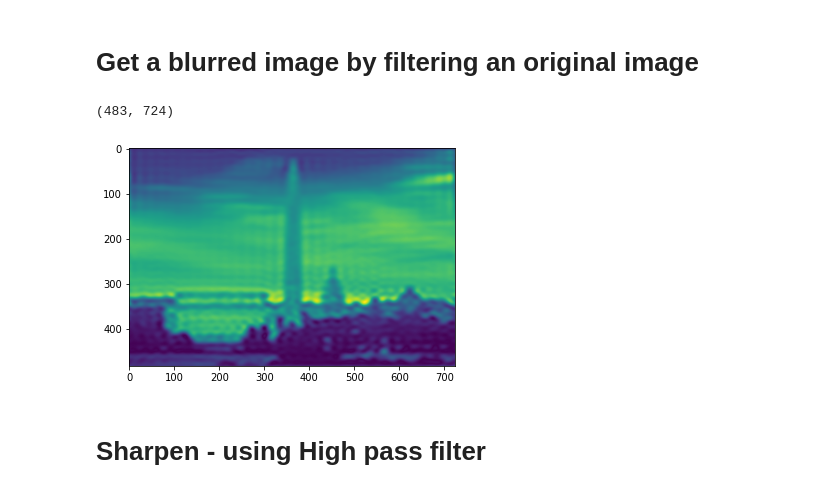
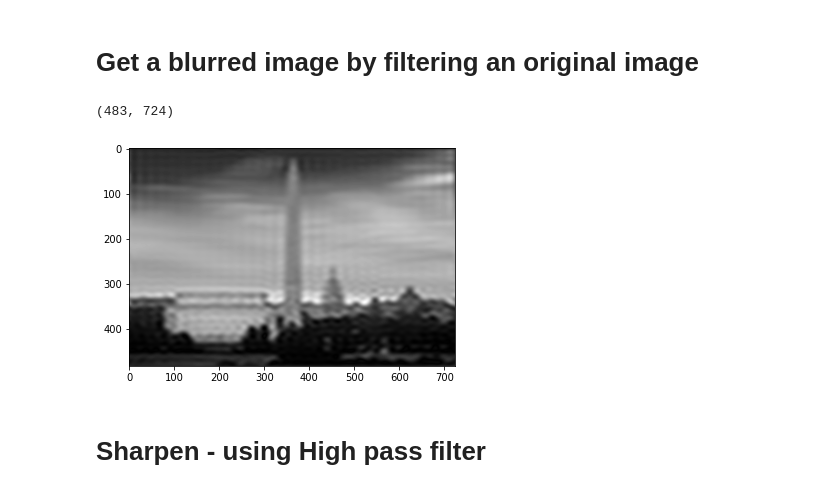
Before and after one commit to twyunting/CSC-676_Computer-Vision, a Jupyter notebook: Exam/code/Mid-termExam_YuntingChiu_CSC476_676.ipynb, the cells around one changed output. Saved outputs shown, nothing was run; the diff lists cells and outputs as text; code cells hidden in the pictures.

```diff
--- a/Exam/code/Mid-termExam_YuntingChiu_CSC476_676.ipynb
+++ b/Exam/code/Mid-termExam_YuntingChiu_CSC476_676.ipynb
@@ -168,28 +173,28 @@ print(img.shape)
 # %%
 # Remove the high frequecies: center == 1
 
 f = np.fft.fft2(img)
 dft_shift = np.fft.fftshift(f)
 
 rows, cols = img.shape
 crows, ccols = round(rows/2), round(cols/2) # centralized
 
 # create a mask first, center square is 1, remaining all zeros
 mask = np.zeros((rows, cols), np.uint8) # np.uint8 = Unsigned integer (0 to 255)
 mask[crows-30:crows+30, ccols-30:ccols+30] = 1
 
 # apply mask and inverse DFT
 fshift = mask*dft_shift
 magnitude_spectrum = 30*np.log(np.abs(fshift))
 f_shift = np.fft.ifftshift(fshift) # The inverse of fftshift
 img_back = np.fft.ifft2(f_shift) # Compute the 2-dimensional inverse discrete Fourier Transform
 DC_blurred = np.abs(img_back) # must be positive values
 
-plt.imshow(DC_blurred)
+plt.imshow(DC_blurred, cmap = "gray")
 print(DC_blurred.shape)
 # %% [output]
 (483, 724)
-[figure, old version]
+[figure, new version]
 # %% [markdown]
 # Sharpen -  using High pass filter
 # %%
```
Also changed, not shown: parts of 4 cells of this notebook, 1 other file.
